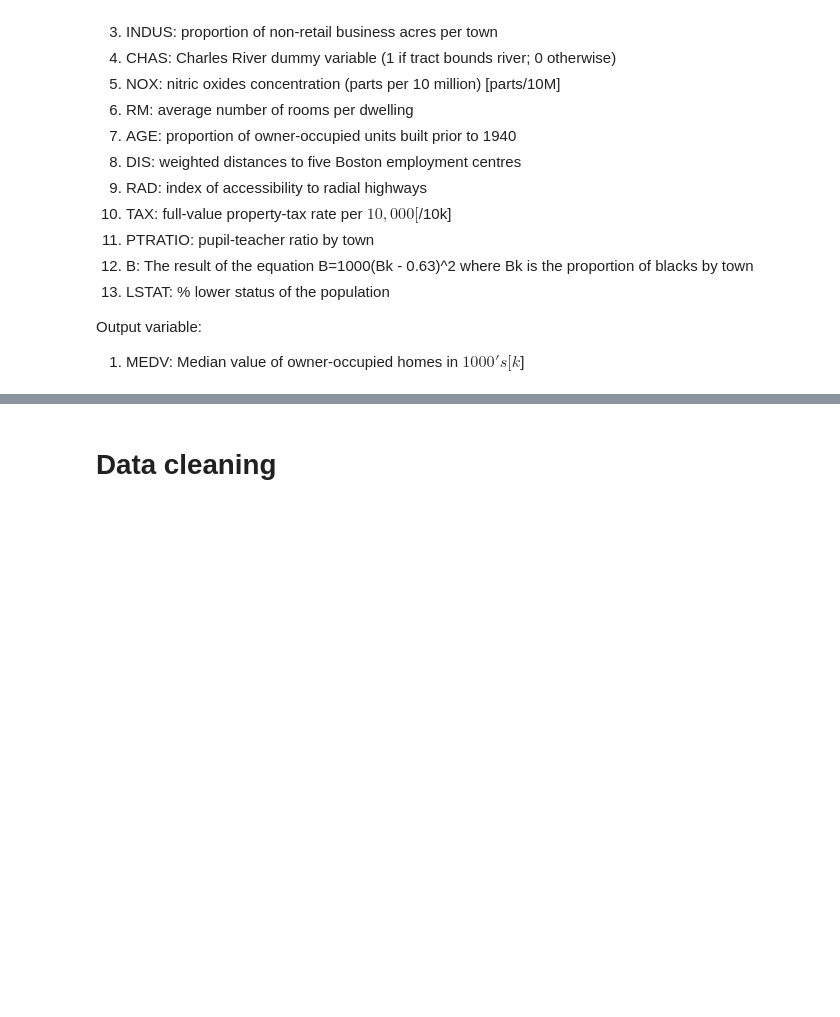
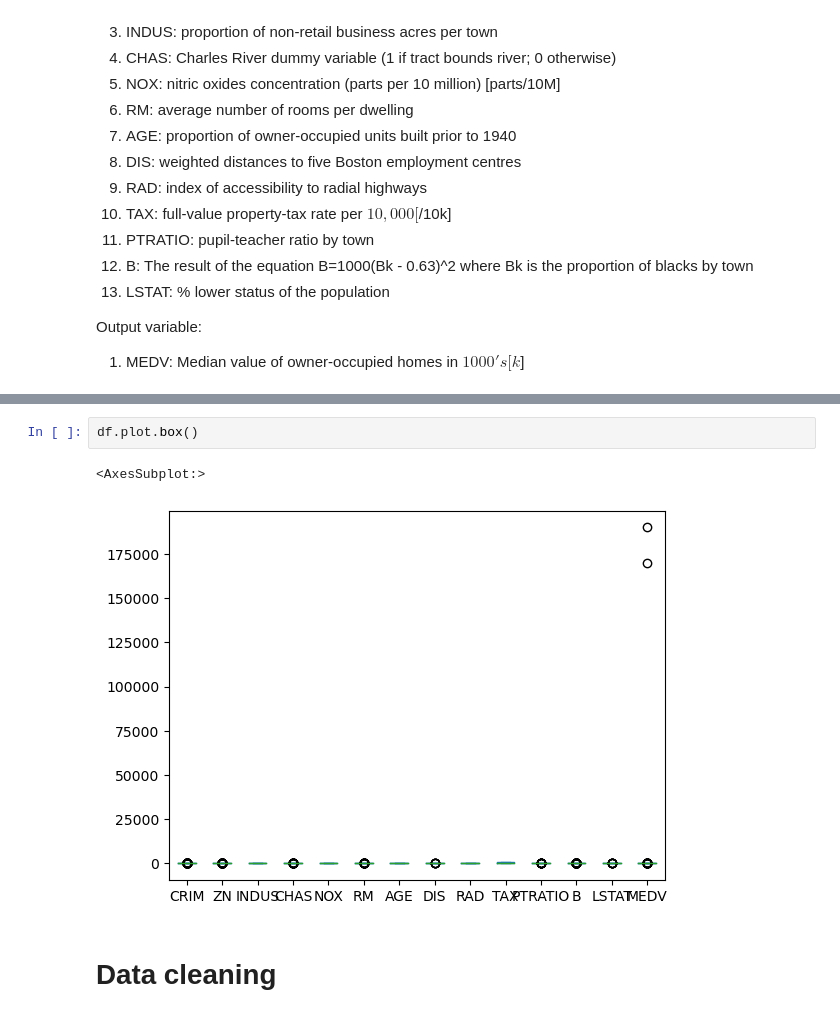
Before and after one commit to sigzugern/Lab-4, a Jupyter notebook: lab-4.ipynb, the cells around one changed output, grey strips where cells are left out. Cells and saved outputs as stored; diff of their text form; blank space fills up the shorter version.

```diff
--- a/lab-4.ipynb
+++ b/lab-4.ipynb
@@ -32,3 +45,8 @@ Output variable:
+# %%
+df.plot.box()
+# %% [output]
+<AxesSubplot:>
+[figure, added]
 # %% [markdown]
 # Data cleaning
 # %% [markdown]
```
Also changed, not shown: parts of 20 cells of this notebook.
